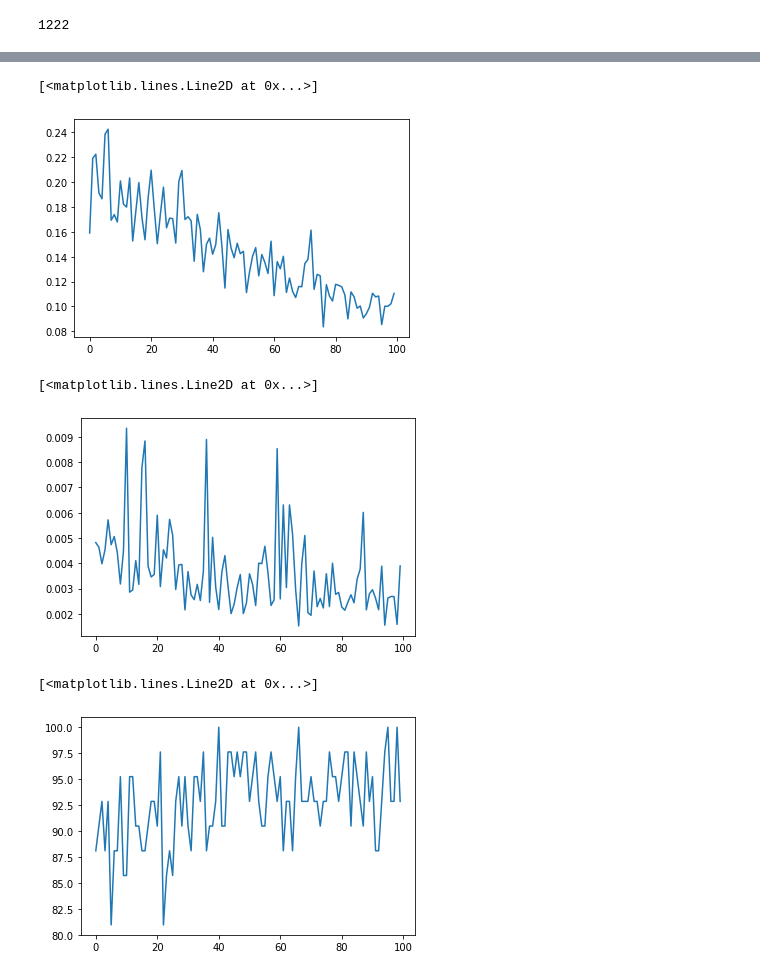
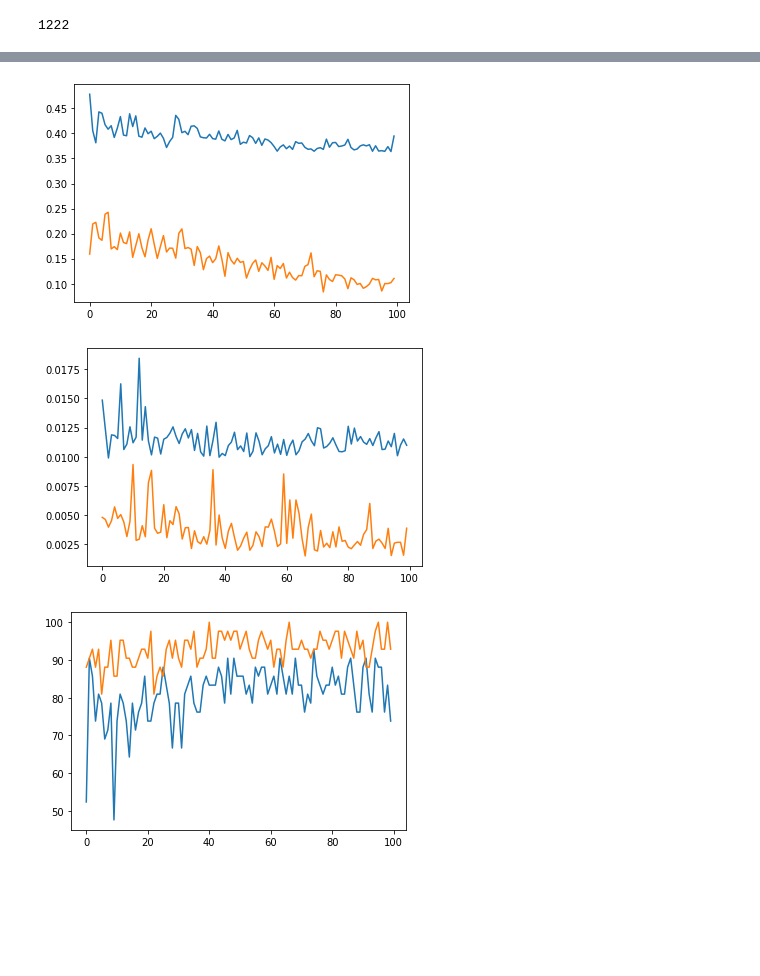
Before and after one commit to Akshayakayy/COVID19_X-rays, a Jupyter notebook: covid.ipynb, the cells around one changed output, grey strips where cells are left out. Drawn from its saved outputs; the diff is of its cells as text; code cells hidden in the pictures; blank space fills up the shorter version.

Commit message:
Trained cnn with weighted sampler

```diff
--- a/covid.ipynb
+++ b/covid.ipynb
@@ -224,7 +224,7 @@ class XRayNet(nn.Module):
         return x
 # %%
 # defining the model
-model_type = "transfer"
+model_type = "cnn"
 
 if model_type == "cnn":
     model = XRayNet()
@@ -337,9 +333,9 @@ def accuracy(output, target):
 n_epoch = 100
 min_val_loss = np.Inf
 
-train_losses = []
-val_losses = []
-val_accs = []
+train_losses_cnn = []
+val_losses_cnn = []
+val_accs_cnn = []
 
 for e in range(n_epoch):
 
@@ -398,9 +394,9 @@ for e in range(n_epoch):
     acc = (correct/len(valid_sampler))*100
     print('Epoch {}, train loss : {}, validation loss :{}, Accuracy :{}'.format(e, epoch_train_loss, epoch_val_loss, acc))
 
-    train_losses.append(epoch_train_loss)
-    val_losses.append(epoch_val_loss)
-    val_accs.append(acc)
+    train_losses_cnn.append(epoch_train_loss)
+    val_losses_cnn.append(epoch_val_loss)
+    val_accs_cnn.append(acc)
 
     if epoch_val_loss <= min_val_loss:
         print('Validation loss decreased {} -> {}. Saving model...'.format(min_val_loss, epoch_val_loss))
@@ -427,18 +423,21 @@ Epoch 99, train loss : 0.11047223572232097, validation loss :0.00389141226571587
 # %%
-plt.plot(list(range(len(train_losses))), train_losses)
+plt.plot(list(range(len(train_losses_cnn))), train_losses_cnn)
+plt.plot(list(range(len(train_losses_cnn))), train_losses)
+plt.show()
 # %% [output]
-[<matplotlib.lines.Line2D at 0x...>]
-[figure, old version]
+[figure, new version]
 # %%
-plt.plot(list(range(len(val_losses))), val_losses)
+plt.plot(list(range(len(val_losses_cnn))), val_losses_cnn)
+plt.plot(list(range(len(val_losses_cnn))), val_losses)
+plt.show()
 # %% [output]
-[<matplotlib.lines.Line2D at 0x...>]
-[figure, old version]
+[figure, new version]
 # %%
-plt.plot(list(range(len(val_accs))), val_accs)
+plt.plot(list(range(len(val_accs_cnn))), val_accs_cnn)
+plt.plot(list(range(len(val_accs_cnn))), val_accs)
+plt.show()
 # %% [output]
-[<matplotlib.lines.Line2D at 0x...>]
-[figure, old version]
+[figure, new version]
 # %%
 #Loading best model
 
```
Also changed, not shown: parts of 5 cells of this notebook.
